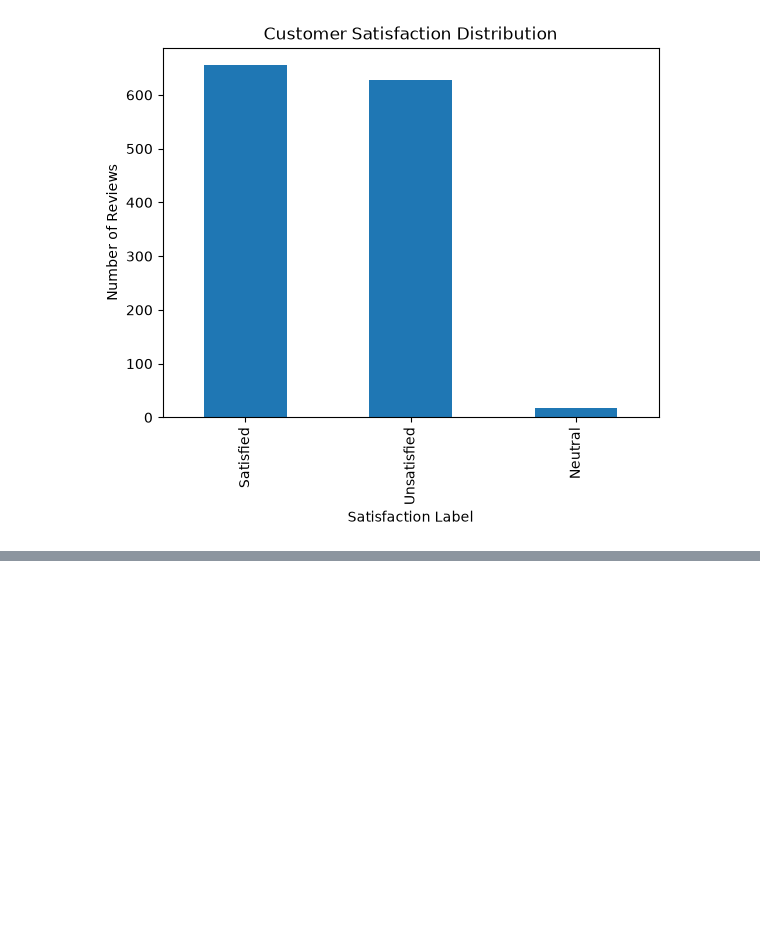
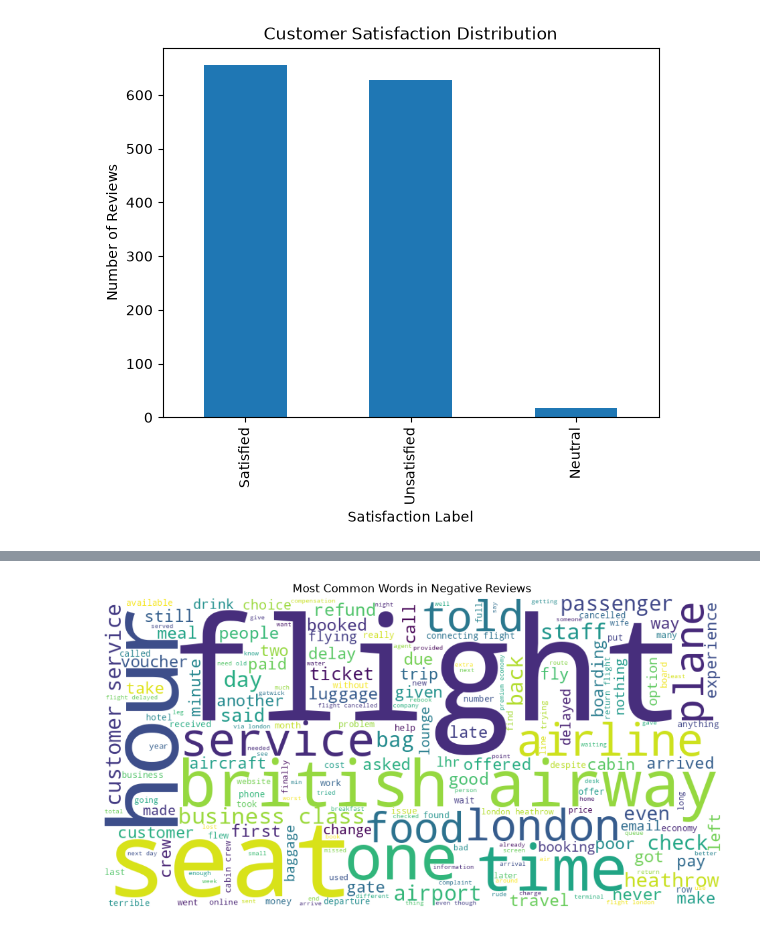
Before and after one commit to andie-dm/Skysense-ai-british-airways-project-andie-saras-ai, a Jupyter notebook: notebooks/01_exploration.ipynb, the cells around one changed output, grey strips where cells are left out. Saved outputs shown, nothing was run; the diff lists cells and outputs as text; code cells hidden in the pictures; blank space fills up the shorter version.

Commit message:
Made visualization about Customer Satisfaction Distribution, filtered stop words and added a World Cloud about the most common words in negative reviews

```diff
--- a/notebooks/01_exploration.ipynb
+++ b/notebooks/01_exploration.ipynb
@@ -130,3 +130,16 @@ plt.ylabel("Number of Reviews")
 plt.show()
 # %% [output]
 [figure]
+# %%
+from collections import Counter
+import re
+
+negative_reviews = df[df["satisfaction_label"] == "Unsatisfied"]
+
+all_text = " ".join(negative_reviews["reviews"].astype(str))
+
+words = re.findall(r'\b[a-zA-Z]+\b', all_text.lower())
+
+common_words = Counter(words)
+
+common_words.most_common(30)
@@ -132,0 +164,15 @@ plt.show()
+# %%
+from nltk.corpus import stopwords
+
+nltk.download("stopwords")
+
+stop_words = set(stopwords.words("english"))
+
+filtered_words = [
+    word for word in words
+    if word not in stop_words and len(word) > 2
+]
+
+common_filtered = Counter(filtered_words)
+
+common_filtered.most_common(30)
@@ -132,0 +200,17 @@ plt.show()
+# %%
+from wordcloud import WordCloud
+import matplotlib.pyplot as plt
+
+wordcloud = WordCloud(
+    width=1000,
+    height=500,
+    background_color="white"
+).generate(" ".join(filtered_words))
+
+plt.figure(figsize=(12,6))
+plt.imshow(wordcloud)
+plt.axis("off")
+plt.title("Most Common Words in Negative Reviews")
+plt.show()
+# %% [output]
+[figure, added]
```
Also changed, not shown: parts of 2 cells of this notebook, 1 other file.
